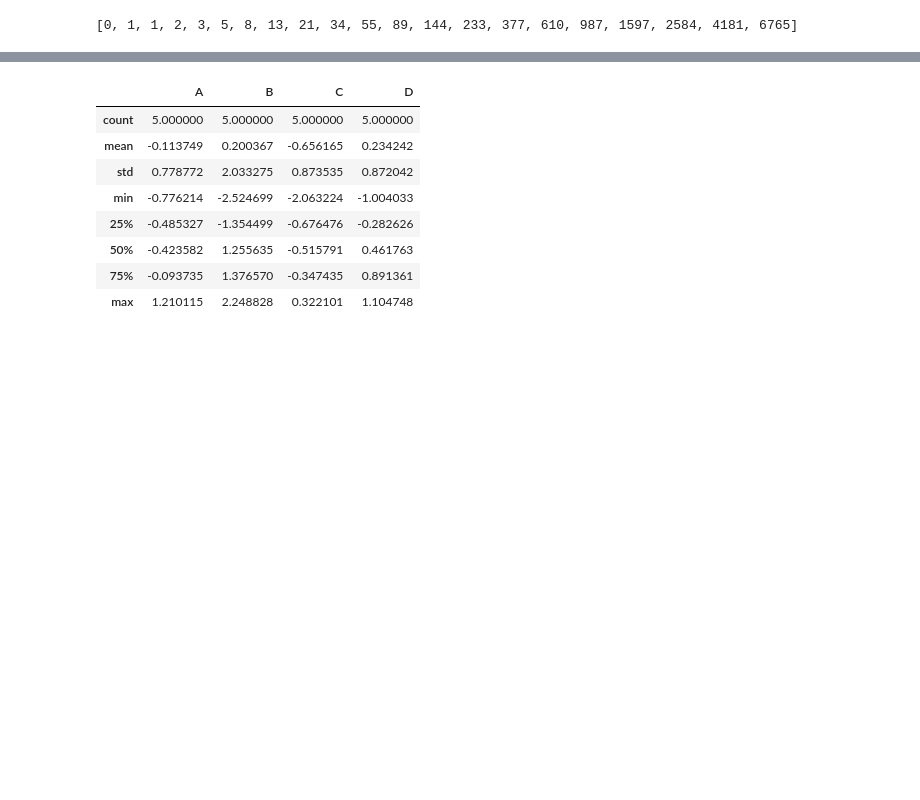
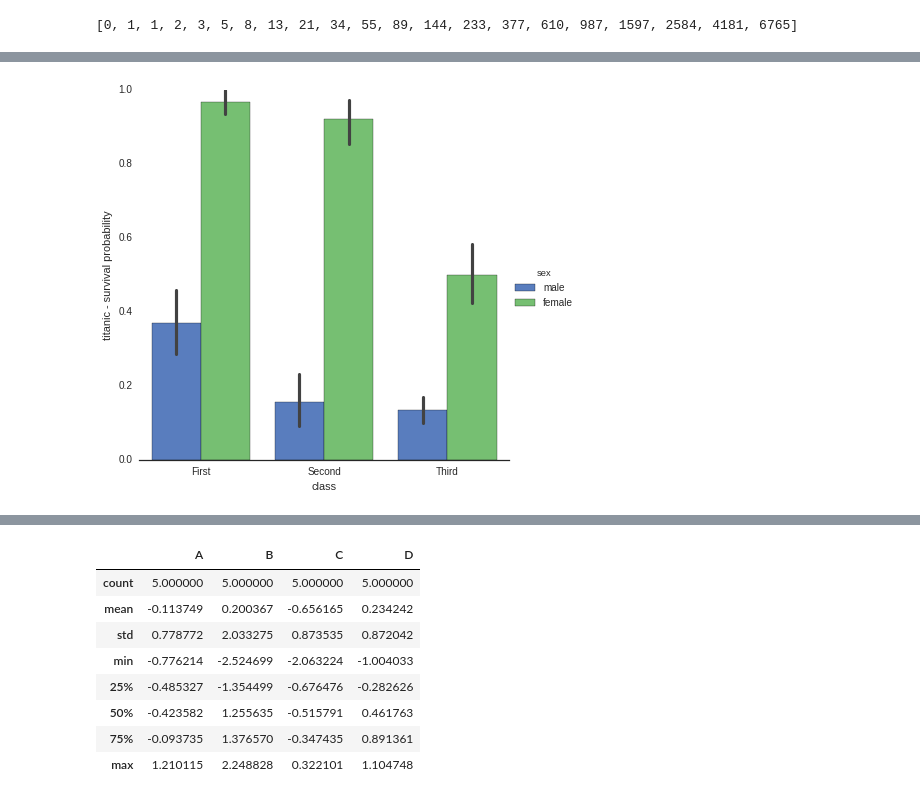
Before and after one commit to cschwem2er/Data-Science, a Jupyter notebook: Python Setup and iPython Notebook Examples.ipynb, the cells around one changed output, grey strips where cells are left out. Saved outputs shown, nothing was run; the diff lists cells and outputs as text; code cells hidden in the pictures; blank space fills up the shorter version.

```diff
--- a/Python Setup and iPython Notebook Examples.ipynb
+++ b/Python Setup and iPython Notebook Examples.ipynb
@@ -260,0 +250,8 @@ print p + geom_point() + \
+# %%
+titanic = sns.load_dataset("titanic")
+g = sns.factorplot(x="class", y="survived", hue="sex", data=titanic,
+                   size=6, kind="bar", palette="muted")
+g.despine(left=True)
+g.set_ylabels("titanic - survival probability");
+# %% [output]
+[figure, added]
```
Also changed, not shown: parts of 29 cells of this notebook.
